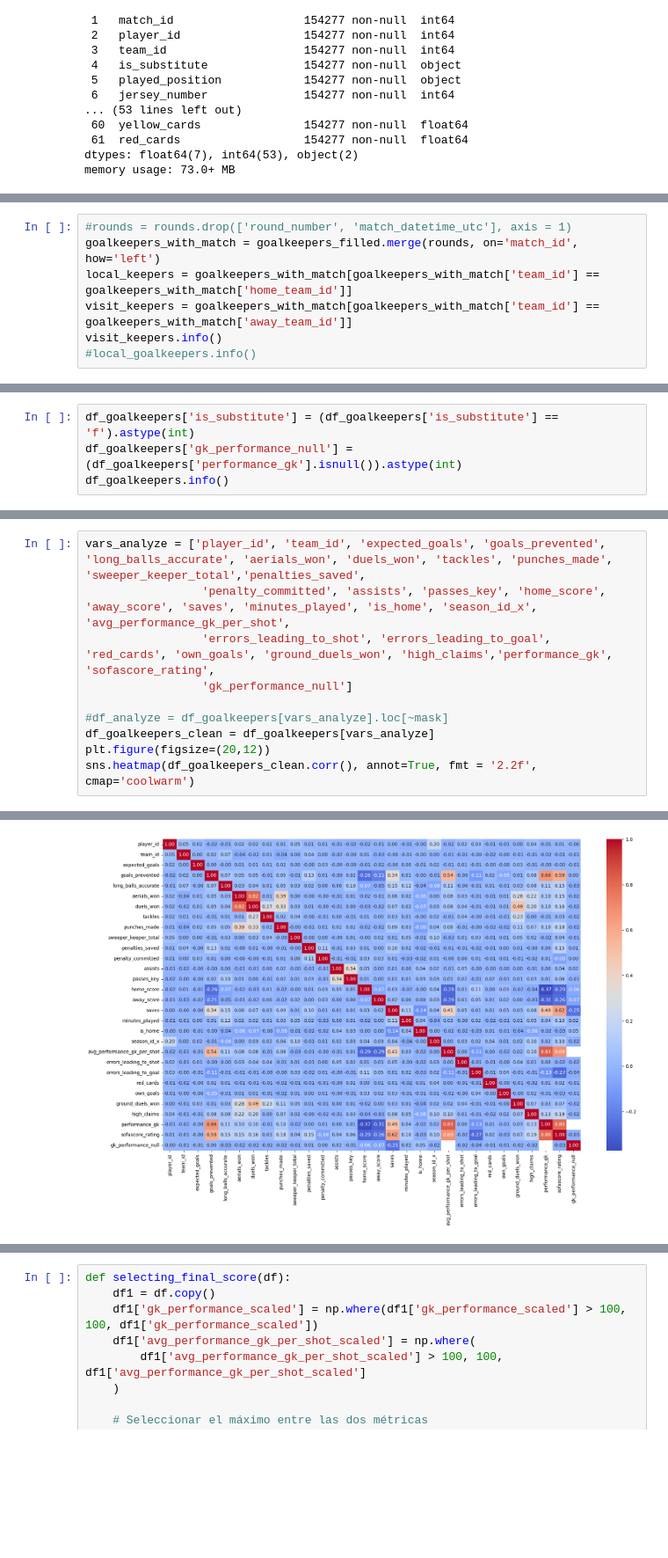
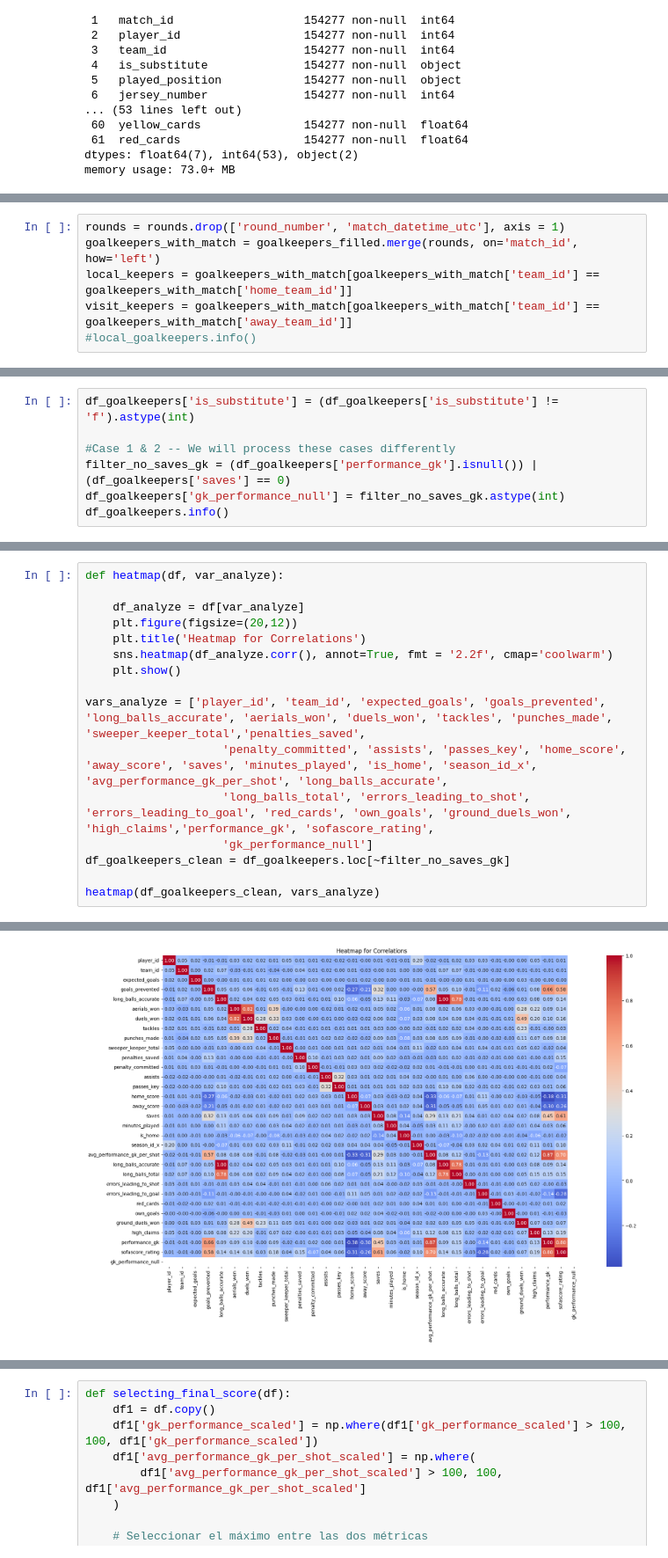
Before and after one commit to JavierJ002/FutbolPorLey, a Jupyter notebook: EDA_notebooks/goalkeepers.ipynb, the cells around one changed output, grey strips where cells are left out. Shown at 88% size. Saved outputs shown, nothing was run; the diff lists cells and outputs as text; blank space fills up the shorter version.

```diff
--- a/EDA_notebooks/goalkeepers.ipynb
+++ b/EDA_notebooks/goalkeepers.ipynb
@@ -505,7 +440,6 @@ goalkeepers_filled.head()
 # %%
-#rounds = rounds.drop(['round_number', 'match_datetime_utc'], axis = 1)
+rounds = rounds.drop(['round_number', 'match_datetime_utc'], axis = 1)
 goalkeepers_with_match = goalkeepers_filled.merge(rounds, on='match_id', how='left')
 local_keepers = goalkeepers_with_match[goalkeepers_with_match['team_id'] == goalkeepers_with_match['home_team_id']]
 visit_keepers = goalkeepers_with_match[goalkeepers_with_match['team_id'] == goalkeepers_with_match['away_team_id']]
-visit_keepers.info()
 #local_goalkeepers.info()
@@ -542,6 +457,9 @@ By searching random matches we can conclude the following: When a goalkeeper has
 # %%
-df_goalkeepers['is_substitute'] = (df_goalkeepers['is_substitute'] == 'f').astype(int)
-df_goalkeepers['gk_performance_null'] = (df_goalkeepers['performance_gk'].isnull()).astype(int)
+df_goalkeepers['is_substitute'] = (df_goalkeepers['is_substitute'] != 'f').astype(int)
+
+#Case 1 & 2 -- We will process these cases differently
+filter_no_saves_gk = (df_goalkeepers['performance_gk'].isnull()) | (df_goalkeepers['saves'] == 0)
+df_goalkeepers['gk_performance_null'] = filter_no_saves_gk.astype(int)
 df_goalkeepers.info()
 # %% [output]
 <class 'pandas.core.frame.DataFrame'>
@@ -564,11 +521,17 @@ memory usage: 4.6+ MB
 # %%
+def heatmap(df, var_analyze):
+
+    df_analyze = df[var_analyze]
+    plt.figure(figsize=(20,12))
+    plt.title('Heatmap for Correlations')
+    sns.heatmap(df_analyze.corr(), annot=True, fmt = '2.2f', cmap='coolwarm')
+    plt.show()
+
 vars_analyze = ['player_id', 'team_id', 'expected_goals', 'goals_prevented', 'long_balls_accurate', 'aerials_won', 'duels_won', 'tackles', 'punches_made', 'sweeper_keeper_total','penalties_saved',
-                 'penalty_committed', 'assists', 'passes_key', 'home_score', 'away_score', 'saves', 'minutes_played', 'is_home', 'season_id_x', 'avg_performance_gk_per_shot',
-                 'errors_leading_to_shot', 'errors_leading_to_goal', 'red_cards', 'own_goals', 'ground_duels_won', 'high_claims','performance_gk', 'sofascore_rating',
-                 'gk_performance_null']
+                    'penalty_committed', 'assists', 'passes_key', 'home_score', 'away_score', 'saves', 'minutes_played', 'is_home', 'season_id_x', 'avg_performance_gk_per_shot', 'long_balls_accurate',
+                    'long_balls_total', 'errors_leading_to_shot', 'errors_leading_to_goal', 'red_cards', 'own_goals', 'ground_duels_won', 'high_claims','performance_gk', 'sofascore_rating',
+                    'gk_performance_null']
+df_goalkeepers_clean = df_goalkeepers.loc[~filter_no_saves_gk]
 
-#df_analyze = df_goalkeepers[vars_analyze].loc[~mask]
-df_goalkeepers_clean = df_goalkeepers[vars_analyze]
-plt.figure(figsize=(20,12))
-sns.heatmap(df_goalkeepers_clean.corr(), annot=True, fmt = '2.2f', cmap='coolwarm')
+heatmap(df_goalkeepers_clean, vars_analyze)
 # %% [output]
@@ -576 +538 @@ sns.heatmap(df_goalkeepers_clean.corr(), annot=True, fmt = '2.2f', cmap='coolwar
-[figure, old version]
+[figure, new version]
```
Also changed, not shown: parts of 69 cells of this notebook, 1 other file.
